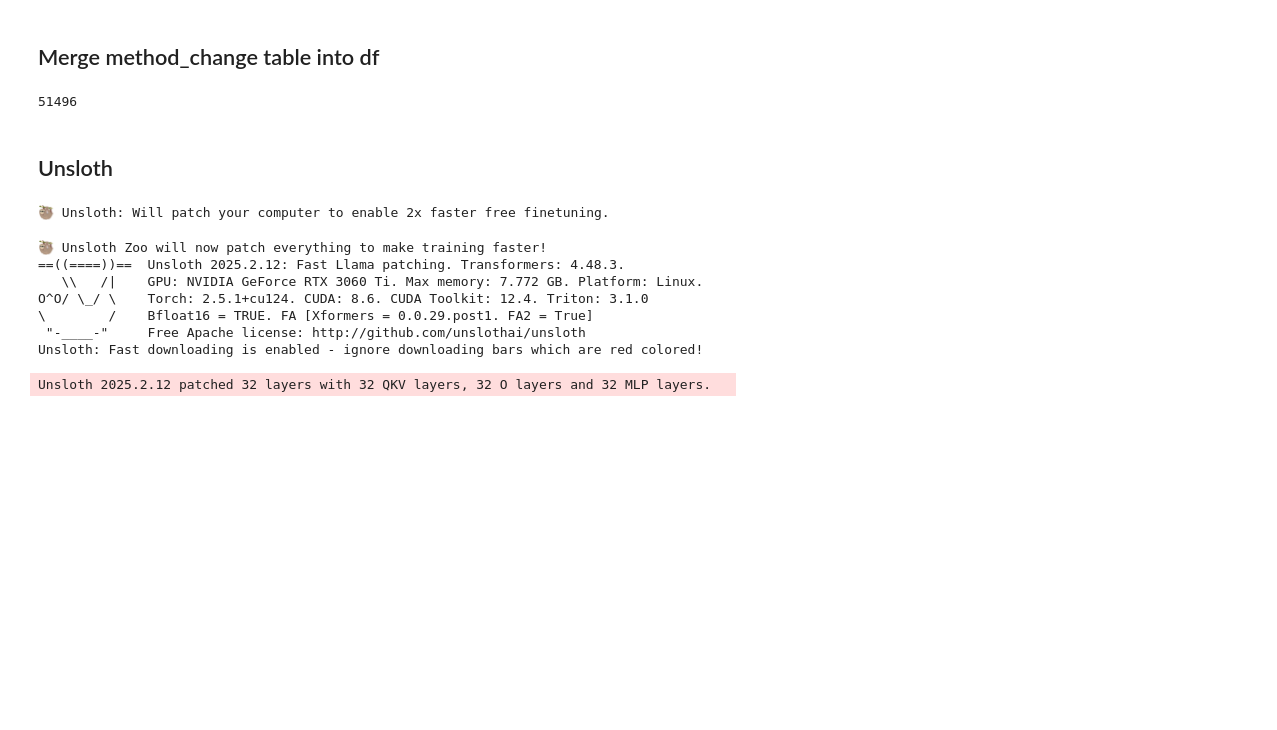
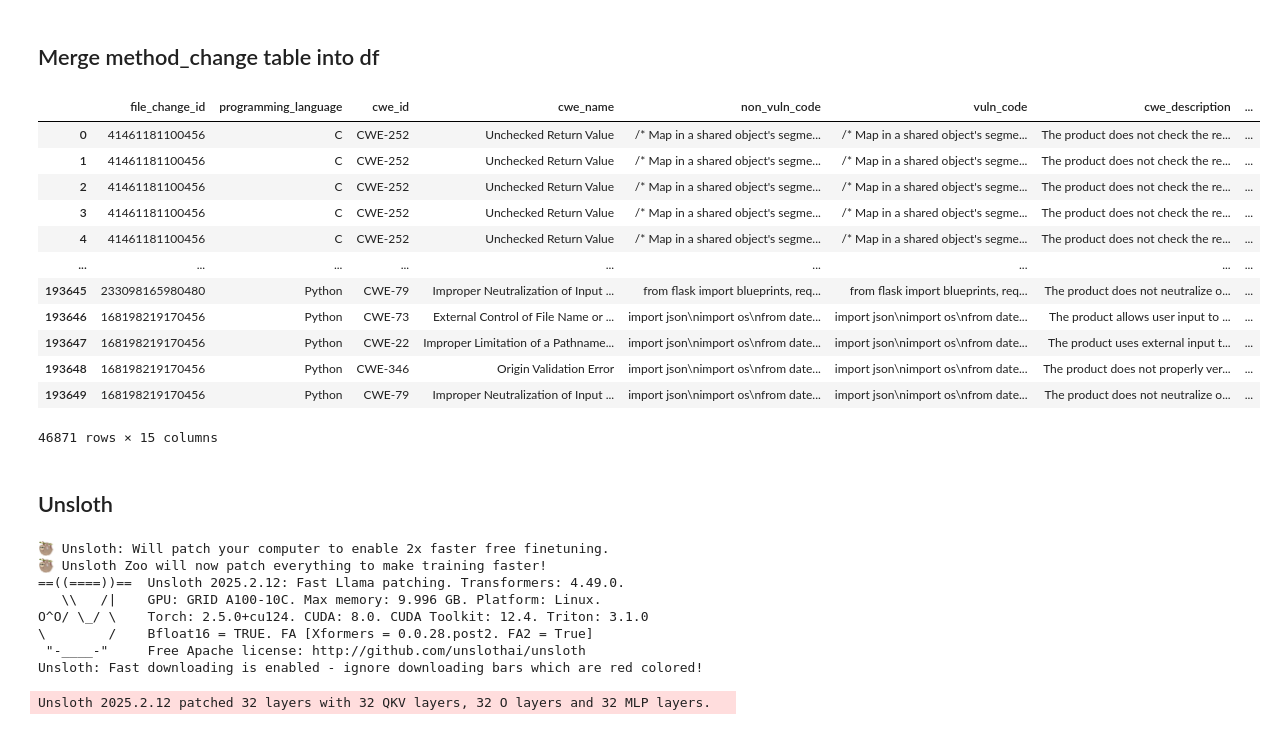
Before and after one commit to kei5uke/llm-code-vuln, a Jupyter notebook: fine_tune_with_unsloth.ipynb, the cells around one changed output. Cells and saved outputs as stored; diff of their text form; code cells hidden in the pictures; blank space fills up the shorter version.

```diff
--- a/fine_tune_with_unsloth.ipynb
+++ b/fine_tune_with_unsloth.ipynb
@@ -12,14 +11,27 @@ torch.cuda.empty_cache()
 # %% [markdown]
 ## Merge method_change table into df
 # %%
-with open('./dataset/test_pickles/df.pkl', 'rb') as file:
+with open('./dataset/test_pickles_bak/df.pkl', 'rb') as file:
     df = pickle.load(file)
     df = df.dropna()
-    df = df[(df['token_count'] < 20000)]
+    df = df[(df['token_count'] < 12000)]
+    # df = df[:30000]
 # %%
-len(df)
+df
 # %% [output]
+|  | file_change_id | programming_language | cwe_id | cwe_name | non_vuln_code | vuln_code | cwe_description | ... |
+| 0 | 41461181100456 | C | CWE-252 | Unchecked Return Value | /* Map in a shared object's segme... | /* Map in a shared object's segme... | The product does not check the re... | ... |
+| 1 | 41461181100456 | C | CWE-252 | Unchecked Return Value | /* Map in a shared object's segme... | /* Map in a shared object's segme... | The product does not check the re... | ... |
+| 2 | 41461181100456 | C | CWE-252 | Unchecked Return Value | /* Map in a shared object's segme... | /* Map in a shared object's segme... | The product does not check the re... | ... |
+| 3 | 41461181100456 | C | CWE-252 | Unchecked Return Value | /* Map in a shared object's segme... | /* Map in a shared object's segme... | The product does not check the re... | ... |
+| 4 | 41461181100456 | C | CWE-252 | Unchecked Return Value | /* Map in a shared object's segme... | /* Map in a shared object's segme... | The product does not check the re... | ... |
+| ... | ... | ... | ... | ... | ... | ... | ... | ... |
+| 193645 | 233098165980480 | Python | CWE-79 | Improper Neutralization of Input ... | from flask import blueprints, req... | from flask import blueprints, req... | The product does not neutralize o... | ... |
+| 193646 | 168198219170456 | Python | CWE-73 | External Control of File Name or ... | import json\nimport os\nfrom date... | import json\nimport os\nfrom date... | The product allows user input to ... | ... |
+| 193647 | 168198219170456 | Python | CWE-22 | Improper Limitation of a Pathname... | import json\nimport os\nfrom date... | import json\nimport os\nfrom date... | The product uses external input t... | ... |
+| 193648 | 168198219170456 | Python | CWE-346 | Origin Validation Error | import json\nimport os\nfrom date... | import json\nimport os\nfrom date... | The product does not properly ver... | ... |
+| 193649 | 168198219170456 | Python | CWE-79 | Improper Neutralization of Input ... | import json\nimport os\nfrom date... | import json\nimport os\nfrom date... | The product does not neutralize o... | ... |
-51496
+46871 rows × 15 columns
 # %%
 def extract_cve_description(cve_list):
     if not cve_list:
@@ -66,7 +78,7 @@ prompts = generate_prompts(df)
 ## Unsloth
 # %%
 from unsloth import FastLanguageModel
-max_seq_length = 25000  # 任意の値を選択可能。RoPEスケーリングは内部で自動的にサポート
+max_seq_length = 18000  # 任意の値を選択可能。RoPEスケーリングは内部で自動的にサポート
 dtype = torch.bfloat16  # 自動検出の場合はNone。Tesla T4、V100の場合はFloat16、Ampere以降の場合はBfloat16
 load_in_4bit = True  # メモリ使用量を削減するために4ビット量子化を使用。Falseも可能
 
@@ -85,26 +97,27 @@ model, tokenizer = FastLanguageModel.from_pretrained(
     load_in_4bit=load_in_4bit,
     # token="hf_...",  # meta-llama/Llama-2-7b-hfのようなゲート付きモデルを使用する場合は、これを使用
 )
-
-model = FastLanguageModel.get_peft_model(
-    model,
-    r=16,
-    lora_alpha=16,
-    lora_dropout=0,
-    target_modules=["q_proj", "k_proj", "v_proj", "up_proj", "down_proj", "o_proj", "gate_proj"],
-    use_rslora=True,
-    use_gradient_checkpointing="unsloth"
-)
 # %% [output]
 🦥 Unsloth: Will patch your computer to enable 2x faster free finetuning.
+🦥 Unsloth Zoo will now patch everything to make training faster!
+==((====))==  Unsloth 2025.2.12: Fast Llama patching. Transformers: 4.49.0.
+   \\   /|    GPU: GRID A100-10C. Max memory: 9.996 GB. Platform: Linux.
+O^O/ \_/ \    Torch: 2.5.0+cu124. CUDA: 8.0. CUDA Toolkit: 12.4. Triton: 3.1.0
+\        /    Bfloat16 = TRUE. FA [Xformers = 0.0.28.post2. FA2 = True]
+ "-____-"     Free Apache license: http://github.com/unslothai/unsloth
+Unsloth: Fast downloading is enabled - ignore downloading bars which are red colored!
-🦥 Unsloth Zoo will now patch everything to make training faster!
-==((====))==  Unsloth 2025.2.12: Fast Llama patching. Transformers: 4.48.3.
-   \\   /|    GPU: NVIDIA GeForce RTX 3060 Ti. Max memory: 7.772 GB. Platform: Linux.
-O^O/ \_/ \    Torch: 2.5.1+cu124. CUDA: 8.6. CUDA Toolkit: 12.4. Triton: 3.1.0
-\        /    Bfloat16 = TRUE. FA [Xformers = 0.0.29.post1. FA2 = True]
- "-____-"     Free Apache license: http://github.com/unslothai/unsloth
-Unsloth: Fast downloading is enabled - ignore downloading bars which are red colored!
-Unsloth 2025.2.12 patched 32 layers with 32 QKV layers, 32 O layers and 32 MLP layers.
+# %%
+model = FastLanguageModel.get_peft_model(
+    model,
+    r=16,
+    lora_alpha=16,
+    lora_dropout=0,
+    target_modules=["q_proj", "k_proj", "v_proj", "up_proj", "down_proj", "o_proj", "gate_proj"],
+    use_rslora=True,
+    use_gradient_checkpointing="unsloth"
+)
+# %% [output]
+Unsloth 2025.2.12 patched 32 layers with 32 QKV layers, 32 O layers and 32 MLP layers.
 # %%
 from datasets import Dataset
 
```
Also changed, not shown: parts of 3 cells of this notebook, 5 other files.
